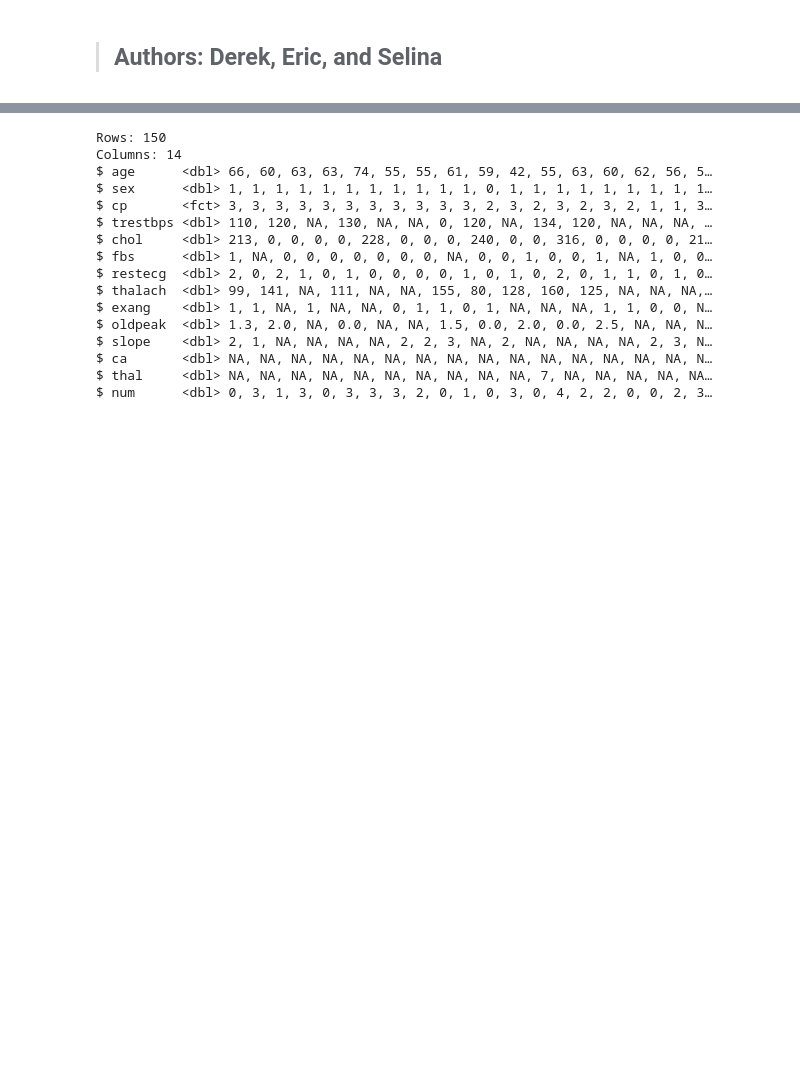
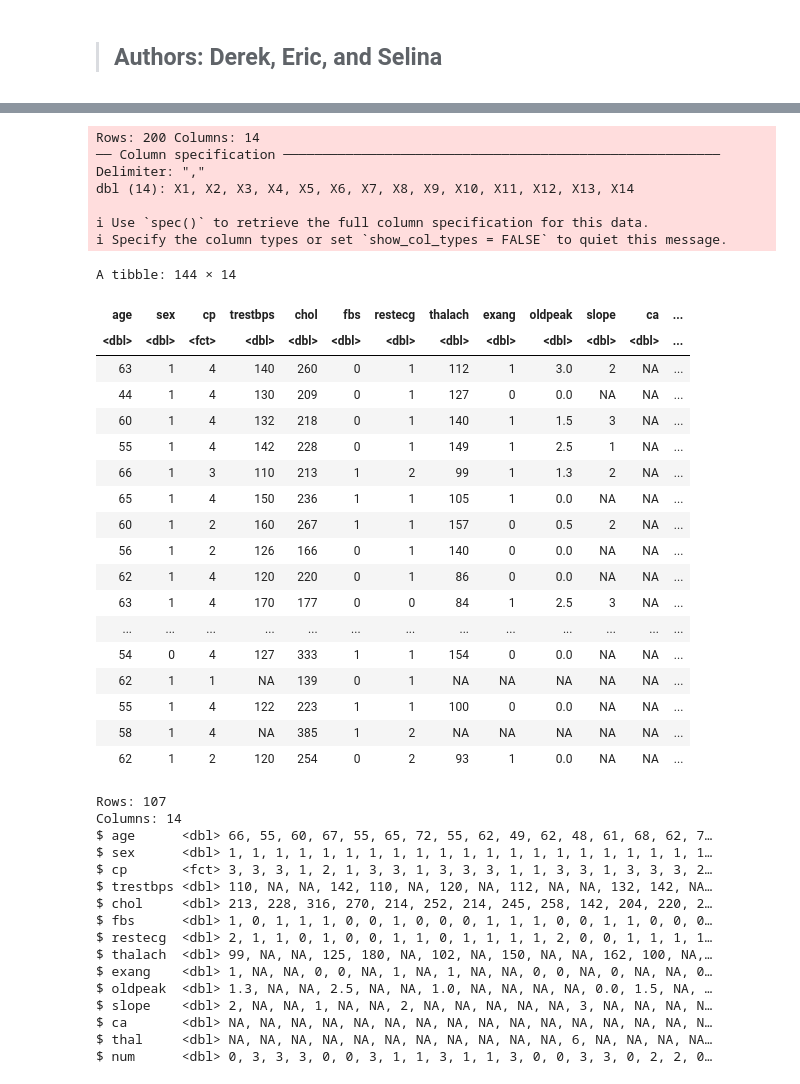
Before and after one commit to drkchu/chest-pain-classification, a Jupyter notebook: heart_disease.ipynb, the cells around one changed output, grey strips where cells are left out. Cells and saved outputs as stored; diff of their text form; code cells hidden in the pictures; blank space fills up the shorter version.

```diff
--- a/heart_disease.ipynb
+++ b/heart_disease.ipynb
@@ -9,13 +9,42 @@
 # %%
 set.seed(1)
 library(dplyr)
 library(readxl)
 library(tidyverse)
 
 heart_disease_data <- read_csv("data/heart_disease.data", col_names = FALSE, na = c("?")) |>
     setNames(c("age", "sex", "cp", "trestbps", "chol", "fbs", "restecg", "thalach", "exang", "oldpeak", "slope", "ca", "thal", "num")) |>
-    mutate(cp = as_factor(cp))
+    mutate(cp = as_factor(cp)) |>
+    drop_na(chol) |>
+    filter(chol != 0)
 heart_disease_data
+# %% [output]
+Rows: 200 Columns: 14
+── Column specification ────────────────────────────────────────────────────────
+Delimiter: ","
+dbl (14): X1, X2, X3, X4, X5, X6, X7, X8, X9, X10, X11, X12, X13, X14
+
+ℹ Use `spec()` to retrieve the full column specification for this data.
+ℹ Specify the column types or set `show_col_types = FALSE` to quiet this message.
+A tibble: 144 × 14
+| age | sex | cp | trestbps | chol | fbs | restecg | thalach | exang | oldpeak | slope | ca | ... |
+| <dbl> | <dbl> | <fct> | <dbl> | <dbl> | <dbl> | <dbl> | <dbl> | <dbl> | <dbl> | <dbl> | <dbl> | ... |
+| 63 | 1 | 4 | 140 | 260 | 0 | 1 | 112 | 1 | 3.0 | 2 | NA | ... |
+| 44 | 1 | 4 | 130 | 209 | 0 | 1 | 127 | 0 | 0.0 | NA | NA | ... |
+| 60 | 1 | 4 | 132 | 218 | 0 | 1 | 140 | 1 | 1.5 | 3 | NA | ... |
+| 55 | 1 | 4 | 142 | 228 | 0 | 1 | 149 | 1 | 2.5 | 1 | NA | ... |
+| 66 | 1 | 3 | 110 | 213 | 1 | 2 | 99 | 1 | 1.3 | 2 | NA | ... |
+| 65 | 1 | 4 | 150 | 236 | 1 | 1 | 105 | 1 | 0.0 | NA | NA | ... |
+| 60 | 1 | 2 | 160 | 267 | 1 | 1 | 157 | 0 | 0.5 | 2 | NA | ... |
+| 56 | 1 | 2 | 126 | 166 | 0 | 1 | 140 | 0 | 0.0 | NA | NA | ... |
+| 62 | 1 | 4 | 120 | 220 | 0 | 1 | 86 | 0 | 0.0 | NA | NA | ... |
+| 63 | 1 | 4 | 170 | 177 | 0 | 0 | 84 | 1 | 2.5 | 3 | NA | ... |
+| ... | ... | ... | ... | ... | ... | ... | ... | ... | ... | ... | ... | ... |
+| 54 | 0 | 4 | 127 | 333 | 1 | 1 | 154 | 0 | 0.0 | NA | NA | ... |
+| 62 | 1 | 1 | NA | 139 | 0 | 1 | NA | NA | NA | NA | NA | ... |
+| 55 | 1 | 4 | 122 | 223 | 1 | 1 | 100 | 0 | 0.0 | NA | NA | ... |
+| 58 | 1 | 4 | NA | 385 | 1 | 2 | NA | NA | NA | NA | NA | ... |
+| 62 | 1 | 2 | 120 | 254 | 0 | 2 | 93 | 1 | 0.0 | NA | NA | ... |
 # %%
 library(tidymodels)
 
@@ -25,22 +54,22 @@ heart_disease_test <- testing(heart_disease_split)
 # %%
 glimpse(heart_disease_train)
 # %% [output]
-Rows: 150
+Rows: 107
 Columns: 14
-$ age      <dbl> 66, 60, 63, 63, 74, 55, 55, 61, 59, 42, 55, 63, 60, 62, 56, 5…
-$ sex      <dbl> 1, 1, 1, 1, 1, 1, 1, 1, 1, 1, 1, 0, 1, 1, 1, 1, 1, 1, 1, 1, 1…
-$ cp       <fct> 3, 3, 3, 3, 3, 3, 3, 3, 3, 3, 3, 2, 3, 2, 3, 2, 3, 2, 1, 1, 3…
-$ trestbps <dbl> 110, 120, NA, 130, NA, NA, 0, 120, NA, 134, 120, NA, NA, NA, …
-$ chol     <dbl> 213, 0, 0, 0, 0, 228, 0, 0, 0, 240, 0, 0, 316, 0, 0, 0, 0, 21…
-$ fbs      <dbl> 1, NA, 0, 0, 0, 0, 0, 0, 0, NA, 0, 0, 1, 0, 0, 1, NA, 1, 0, 0…
-$ restecg  <dbl> 2, 0, 2, 1, 0, 1, 0, 0, 0, 0, 1, 0, 1, 0, 2, 0, 1, 1, 0, 1, 0…
-$ thalach  <dbl> 99, 141, NA, 111, NA, NA, 155, 80, 128, 160, 125, NA, NA, NA,…
-$ exang    <dbl> 1, 1, NA, 1, NA, NA, 0, 1, 1, 0, 1, NA, NA, NA, 1, 1, 0, 0, N…
-$ oldpeak  <dbl> 1.3, 2.0, NA, 0.0, NA, NA, 1.5, 0.0, 2.0, 0.0, 2.5, NA, NA, N…
-$ slope    <dbl> 2, 1, NA, NA, NA, NA, 2, 2, 3, NA, 2, NA, NA, NA, NA, 2, 3, N…
+$ age      <dbl> 66, 55, 60, 67, 55, 65, 72, 55, 62, 49, 62, 48, 61, 68, 62, 7…
+$ sex      <dbl> 1, 1, 1, 1, 1, 1, 1, 1, 1, 1, 1, 1, 1, 1, 1, 1, 1, 1, 1, 1, 1…
+$ cp       <fct> 3, 3, 3, 1, 2, 1, 3, 3, 1, 3, 3, 3, 1, 1, 3, 3, 1, 3, 3, 3, 2…
+$ trestbps <dbl> 110, NA, NA, 142, 110, NA, 120, NA, 112, NA, NA, 132, 142, NA…
+$ chol     <dbl> 213, 228, 316, 270, 214, 252, 214, 245, 258, 142, 204, 220, 2…
+$ fbs      <dbl> 1, 0, 1, 1, 1, 0, 0, 1, 0, 0, 0, 1, 1, 1, 0, 0, 1, 1, 0, 0, 0…
+$ restecg  <dbl> 2, 1, 1, 0, 1, 0, 0, 1, 1, 0, 1, 1, 1, 1, 2, 0, 0, 1, 1, 1, 1…
+$ thalach  <dbl> 99, NA, NA, 125, 180, NA, 102, NA, 150, NA, NA, 162, 100, NA,…
+$ exang    <dbl> 1, NA, NA, 0, 0, NA, 1, NA, 1, NA, NA, 0, 0, NA, 0, NA, NA, 0…
+$ oldpeak  <dbl> 1.3, NA, NA, 2.5, NA, NA, 1.0, NA, NA, NA, NA, 0.0, 1.5, NA, …
+$ slope    <dbl> 2, NA, NA, 1, NA, NA, 2, NA, NA, NA, NA, NA, 3, NA, NA, NA, N…
 $ ca       <dbl> NA, NA, NA, NA, NA, NA, NA, NA, NA, NA, NA, NA, NA, NA, NA, N…
-$ thal     <dbl> NA, NA, NA, NA, NA, NA, NA, NA, NA, NA, 7, NA, NA, NA, NA, NA…
-$ num      <dbl> 0, 3, 1, 3, 0, 3, 3, 3, 2, 0, 1, 0, 3, 0, 4, 2, 2, 0, 0, 2, 3…
+$ thal     <dbl> NA, NA, NA, NA, NA, NA, NA, NA, NA, NA, NA, 6, NA, NA, NA, NA…
+$ num      <dbl> 0, 3, 3, 3, 0, 0, 3, 1, 1, 3, 1, 1, 3, 0, 0, 3, 3, 0, 2, 2, 0…
 # %%
 glimpse(heart_disease_test)
 # %% [output]
```
Also changed, not shown: parts of 6 cells of this notebook.
